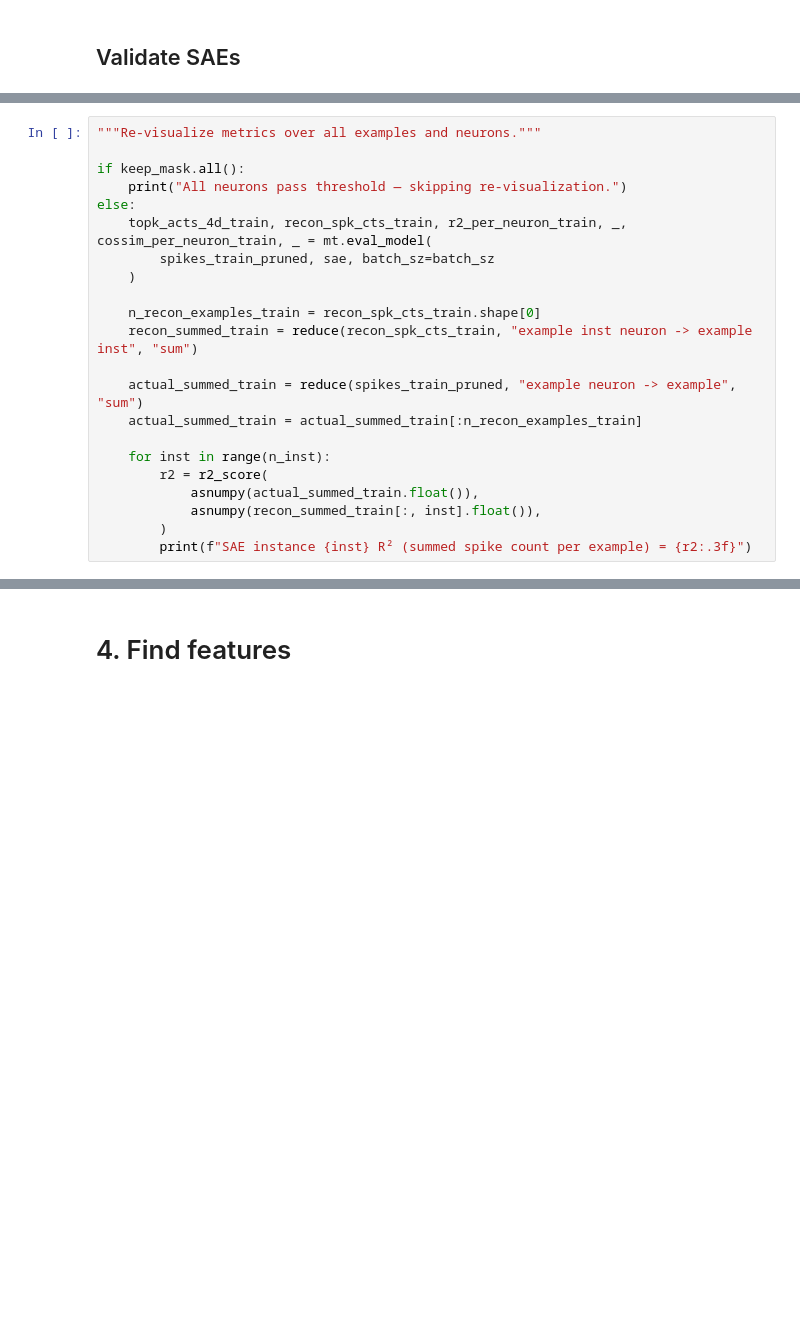
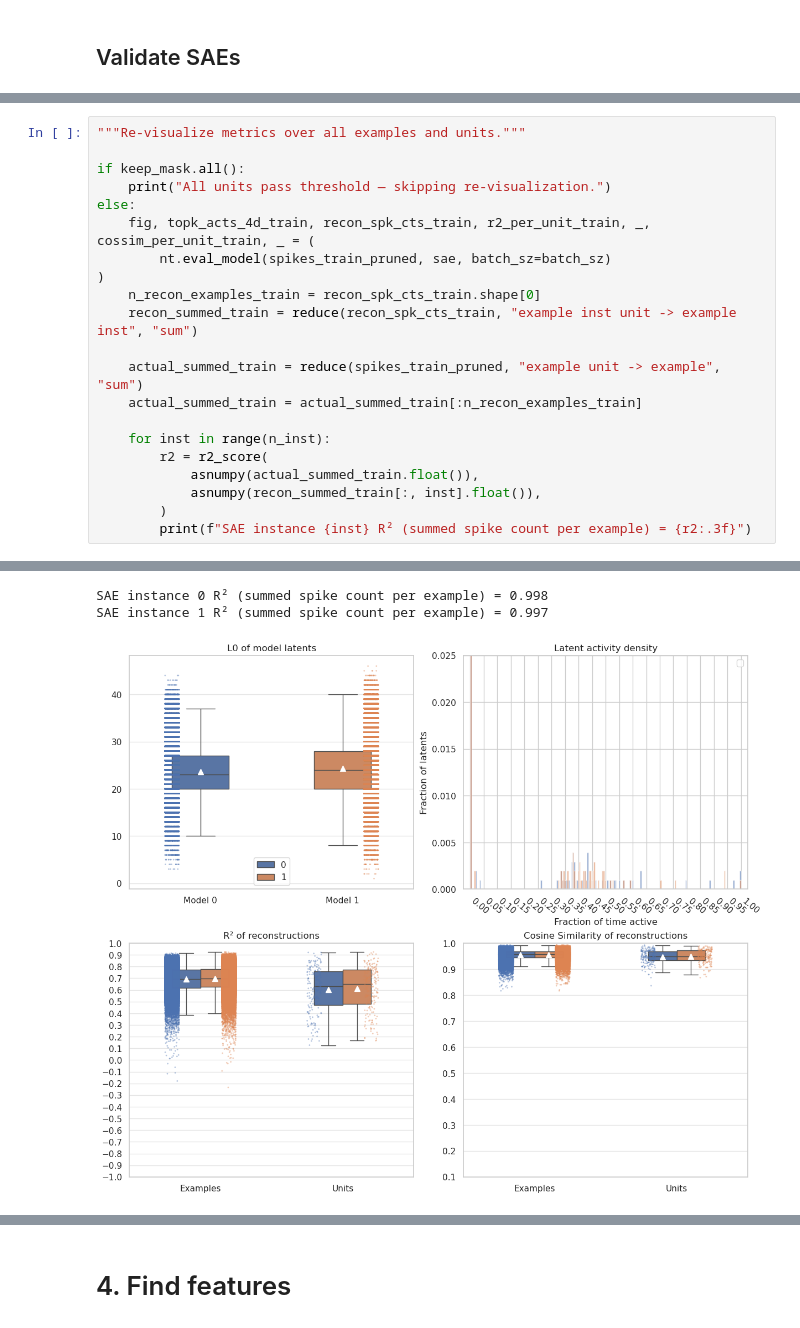
Before and after one commit to jkbhagatio/mini, a Jupyter notebook: notebooks/NLDisco_tutorial.ipynb, the cells around one changed output, grey strips where cells are left out. Saved outputs shown, nothing was run; the diff lists cells and outputs as text; blank space fills up the shorter version.

```diff
--- a/notebooks/NLDisco_tutorial.ipynb
+++ b/notebooks/NLDisco_tutorial.ipynb
@@ -421,17 +536,16 @@ else:
 # %%
-"""Re-visualize metrics over all examples and neurons."""
+"""Re-visualize metrics over all examples and units."""
 
 if keep_mask.all():
-    print("All neurons pass threshold — skipping re-visualization.")
+    print("All units pass threshold — skipping re-visualization.")
 else:
-    topk_acts_4d_train, recon_spk_cts_train, r2_per_neuron_train, _, cossim_per_neuron_train, _ = mt.eval_model(
-        spikes_train_pruned, sae, batch_sz=batch_sz
-    )
+    fig, topk_acts_4d_train, recon_spk_cts_train, r2_per_unit_train, _, cossim_per_unit_train, _ = (
+        nt.eval_model(spikes_train_pruned, sae, batch_sz=batch_sz)
+)
+    n_recon_examples_train = recon_spk_cts_train.shape[0]
+    recon_summed_train = reduce(recon_spk_cts_train, "example inst unit -> example inst", "sum")
 
-    n_recon_examples_train = recon_spk_cts_train.shape[0]
-    recon_summed_train = reduce(recon_spk_cts_train, "example inst neuron -> example inst", "sum")
-
-    actual_summed_train = reduce(spikes_train_pruned, "example neuron -> example", "sum")
+    actual_summed_train = reduce(spikes_train_pruned, "example unit -> example", "sum")
     actual_summed_train = actual_summed_train[:n_recon_examples_train]
 
     for inst in range(n_inst):
@@ -440,3 +554,4 @@ else:
             asnumpy(recon_summed_train[:, inst].float()),
         )
         print(f"SAE instance {inst} R² (summed spike count per example) = {r2:.3f}")
+# %% [output]
@@ -443,3 +562,6 @@ else:
+SAE instance 0 R² (summed spike count per example) = 0.998
+SAE instance 1 R² (summed spike count per example) = 0.997
+[figure, added]
 # %%
 """Visualize metrics on validation data."""
 
```
Also changed, not shown: parts of 31 cells of this notebook.
